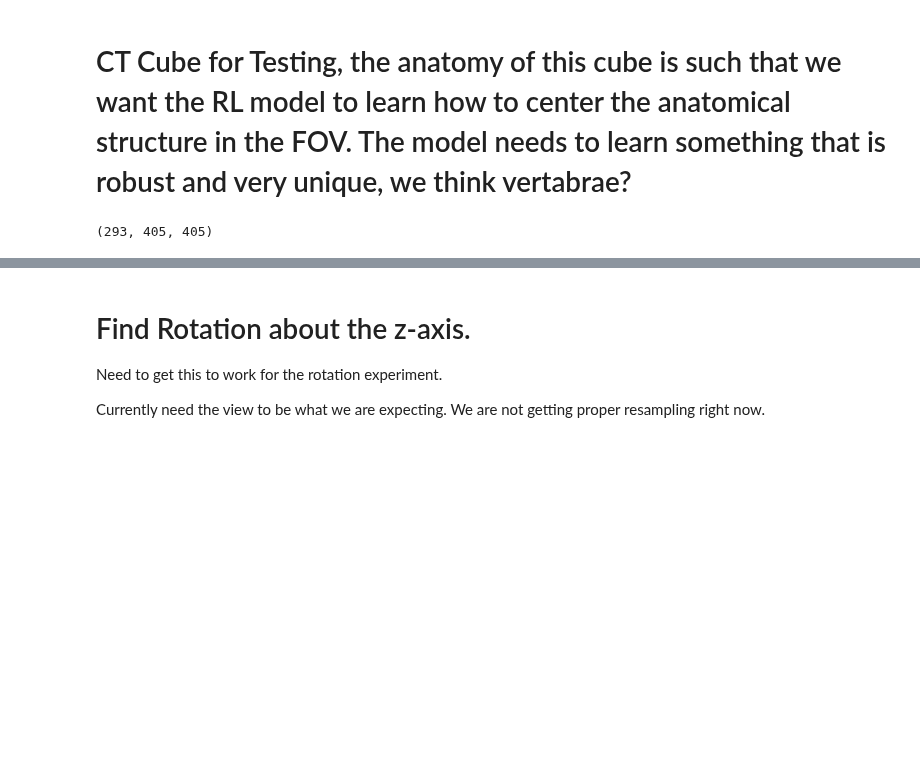
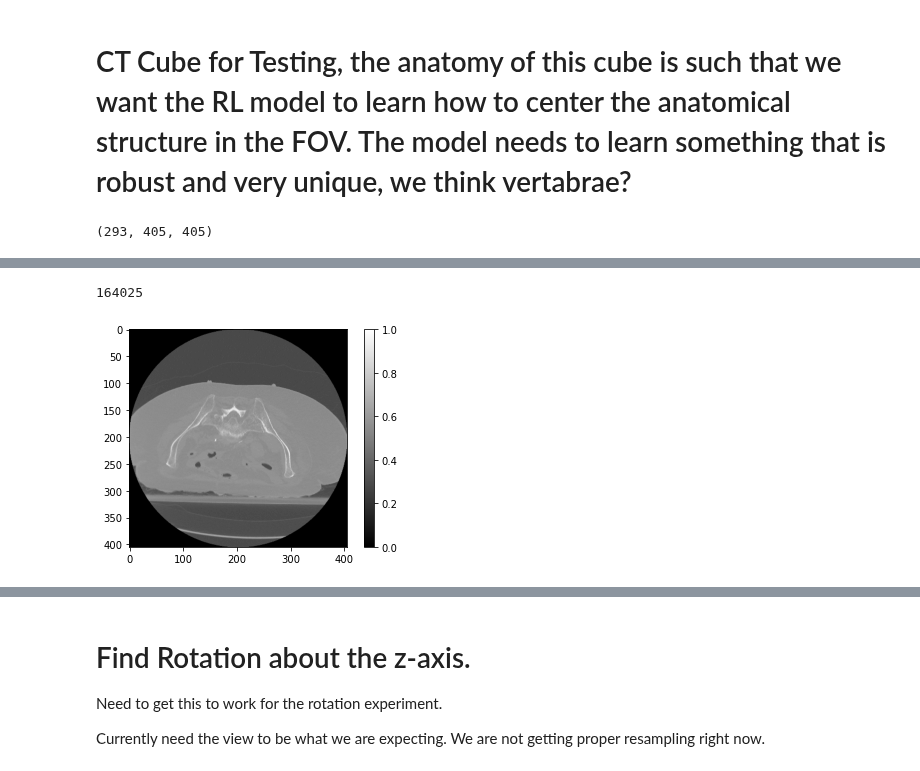
Before and after one commit to aasong113/CT_View_Planning_DeepRL, a Jupyter notebook: DQN/Deep_RL_CT_data_prep.ipynb, the cells around one changed output, grey strips where cells are left out. Cells and saved outputs as stored; diff of their text form; code cells hidden in the pictures; blank space fills up the shorter version.

```diff
--- a/DQN/Deep_RL_CT_data_prep.ipynb
+++ b/DQN/Deep_RL_CT_data_prep.ipynb
@@ -118,0 +187,10 @@ for i in range (ct_cube.shape[0]):
+# %%
+img = image.imread(r"C:\Users\asong18\Desktop\Deep_RL_View_Planning\CT_image_axial_full_body_grayscale\cadaver_slice_160.png")
+#img = Image.open(r"C:\Users\asong18\Desktop\Deep_RL_View_Planning\CT_image_axial_vertabrae\cadaver_slice_177.png")
+print(img.size)
+plt.imshow(img, cmap ='gray')
+plt.colorbar()
+plt.show()
+# %% [output]
+164025
+[figure, added]
```
Also changed, not shown: parts of 11 cells of this notebook, 3 other files.
